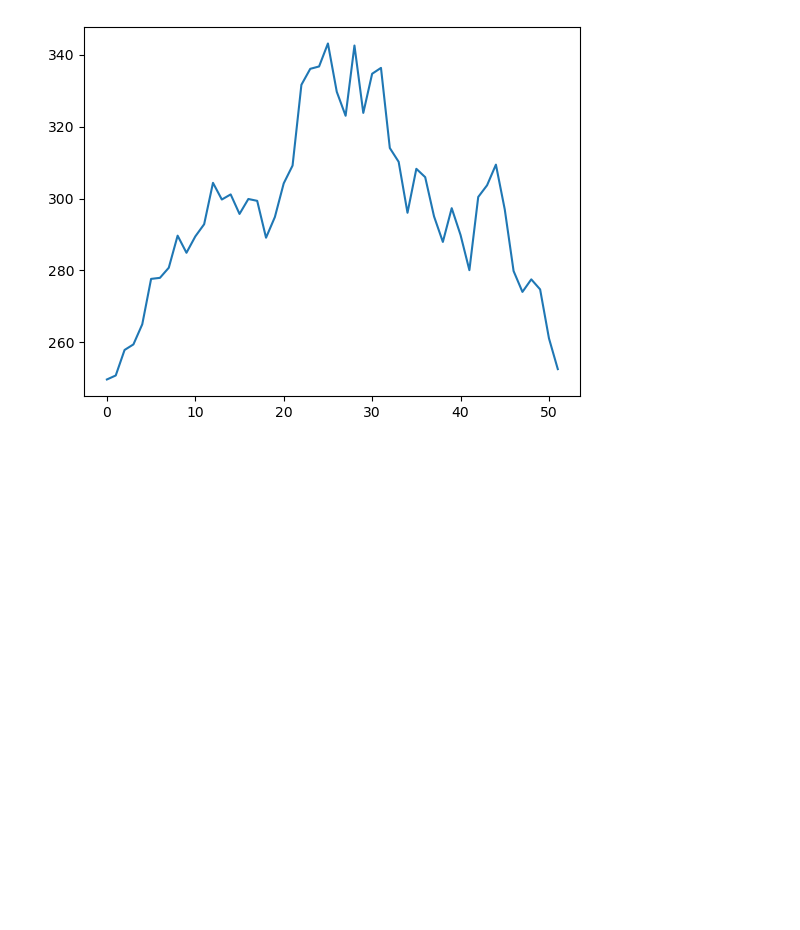
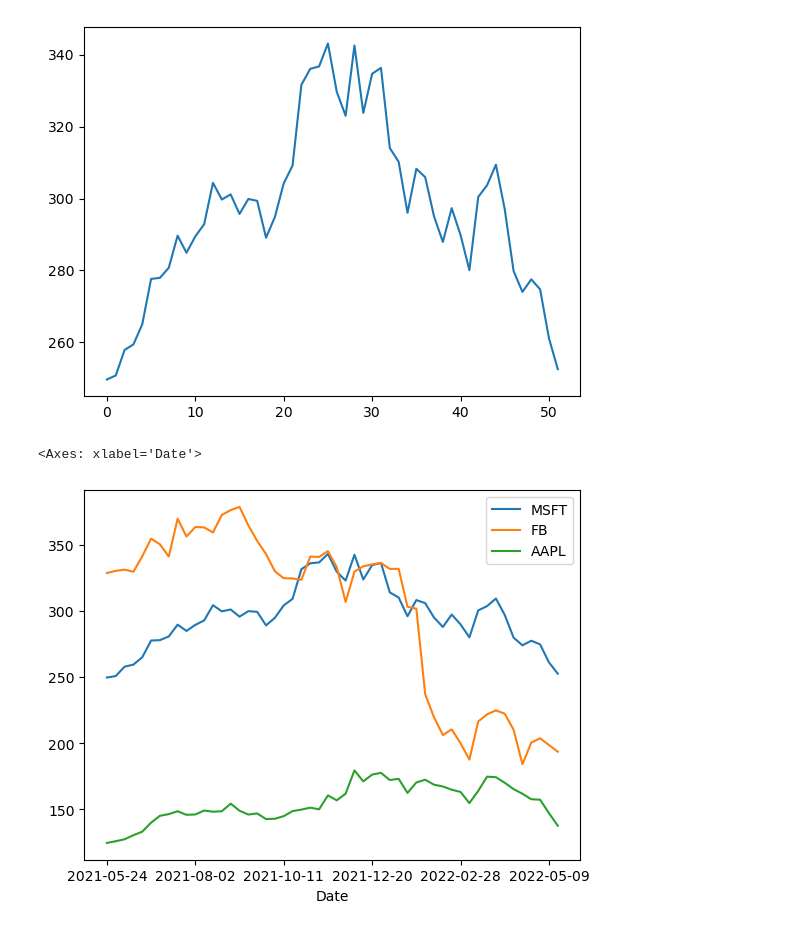
Before and after one commit to shubhammgits/Python-DS-AIML, a Jupyter notebook: MATPLOTLIB/advanced.ipynb, the cells around one changed output. Saved outputs shown, nothing was run; the diff lists cells and outputs as text; code cells hidden in the pictures; blank space fills up the shorter version.

```diff
--- a/MATPLOTLIB/advanced.ipynb
+++ b/MATPLOTLIB/advanced.ipynb
@@ -423,3 +423,9 @@ stocks['MSFT'].plot(kind='line')
 # %% [output]
 <Axes: >
 [figure]
+# %%
+#dataframe:
+stocks.plot(kind='line', x='Date')
+# %% [output]
+<Axes: xlabel='Date'>
+[figure, added]
```
Also changed, not shown: parts of 3 cells of this notebook.
